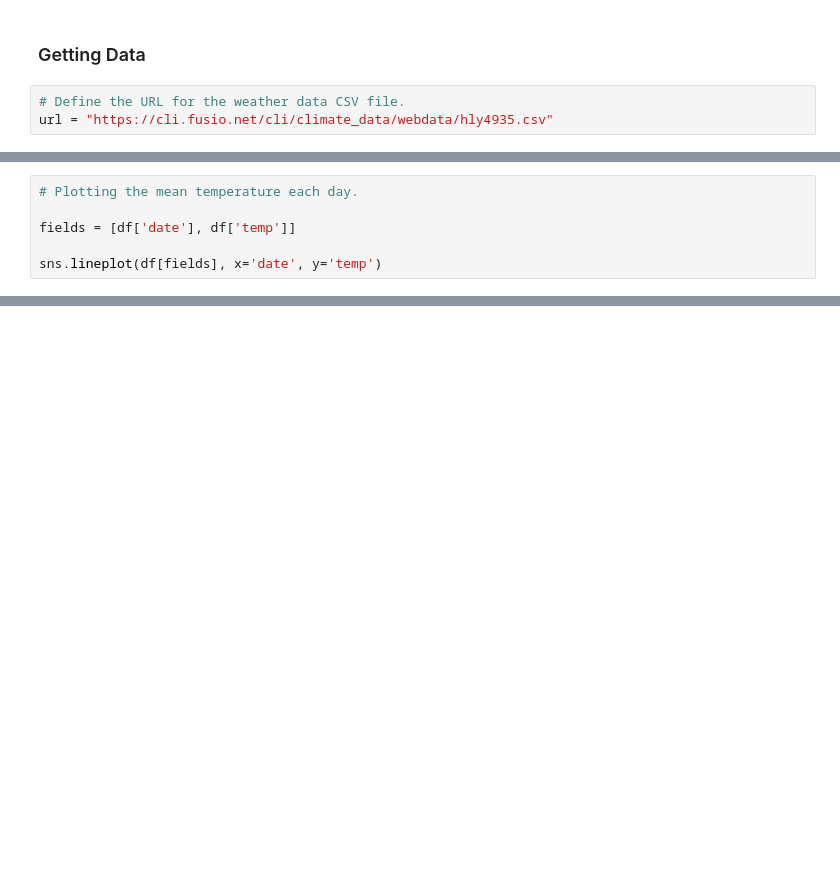
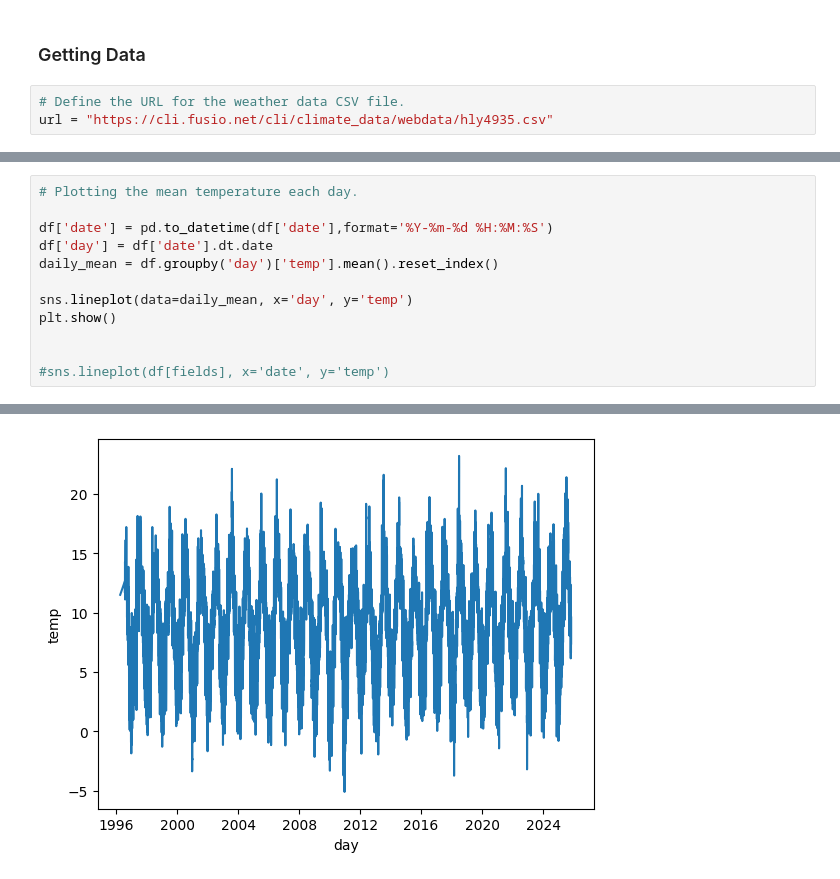
Before and after one commit to dimon-ua/PFDA, a Jupyter notebook: assignments/assignment_6_Weather.ipynb, the cells around one changed output, grey strips where cells are left out. Drawn from its saved outputs; the diff is of its cells as text; blank space fills up the shorter version.

Commit message:
# Plotting the mean temperature each day.

```diff
--- a/assignments/assignment_6_Weather.ipynb
+++ b/assignments/assignment_6_Weather.ipynb
@@ -53,7 +62,13 @@ plt.show()
 # %%
 # Plotting the mean temperature each day.
 
-fields = [df['date'], df['temp']]
+df['date'] = pd.to_datetime(df['date'],format='%Y-%m-%d %H:%M:%S')
+df['day'] = df['date'].dt.date
+daily_mean = df.groupby('day')['temp'].mean().reset_index()
 
-sns.lineplot(df[fields], x='date', y='temp')
+sns.lineplot(data=daily_mean, x='day', y='temp')
+plt.show()
+
+
+#sns.lineplot(df[fields], x='date', y='temp')
 # %% [output]
@@ -60,0 +75 @@ KeyError: "None of [Index([(1996-04-10 14:00:00, 1996-07-31 08:00:00, 1996-07-31
+[figure, added]
```
Also changed, not shown: parts of 4 cells of this notebook.
